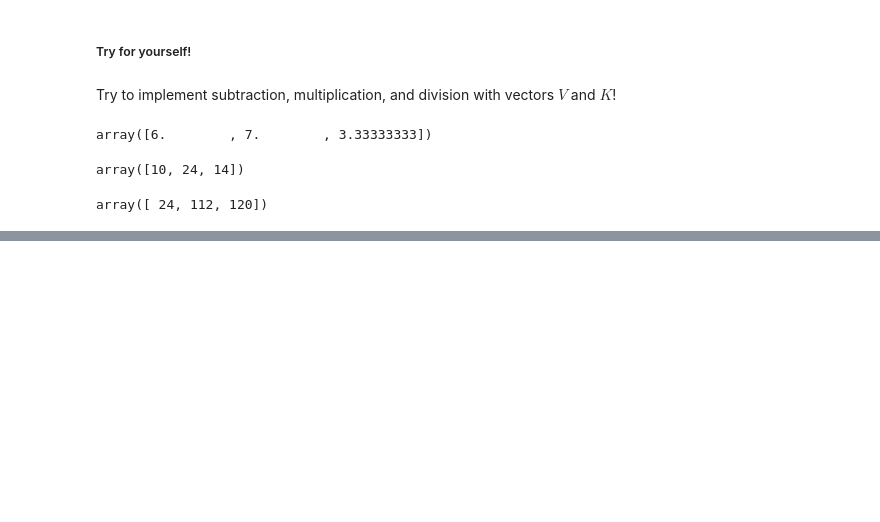
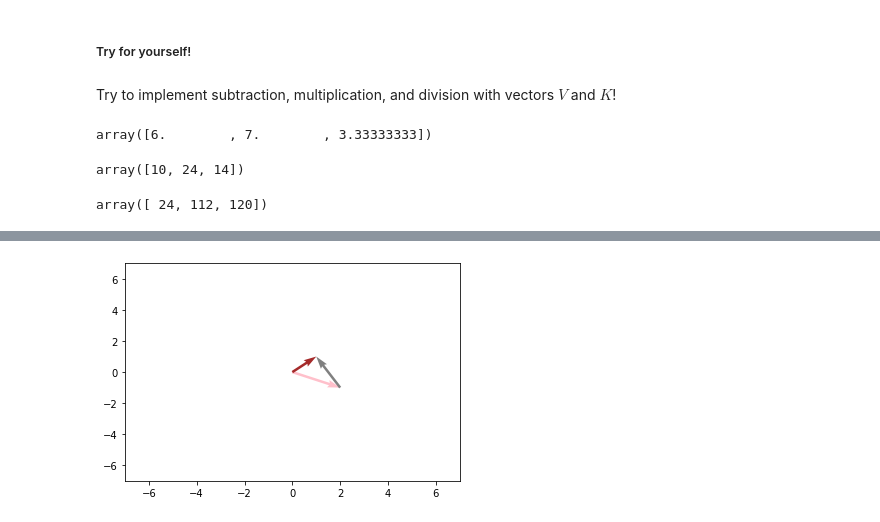
Before and after one commit to ptrciabnquit/Linear-Algebra_2nd-Sem, a Jupyter notebook: Assignment9_Baniquit.ipynb, the cells around one changed output, grey strips where cells are left out. Drawn from its saved outputs; the diff is of its cells as text; code cells hidden in the pictures; blank space fills up the shorter version.

```diff
--- a/Assignment9_Baniquit.ipynb
+++ b/Assignment9_Baniquit.ipynb
@@ -145,0 +253,10 @@ array([ 24, 112, 120])
+# %%
+n = P.shape[0]
+plt.xlim(-7, 7)
+plt.ylim(-7, 7)
+plt.quiver(0,0, A[0], A[1], angles='xy', scale_units='xy',scale=1, color='pink')
+plt.quiver(A[0],A[1], B[0], B[1], angles='xy', scale_units='xy',scale=1, color='gray')
+plt.quiver(0,0, R[0], R[1], angles='xy', scale_units='xy',scale=1, color='brown')
+plt.show()
+# %% [output]
+[figure, added]
```
Also changed, not shown: parts of 23 cells of this notebook.
